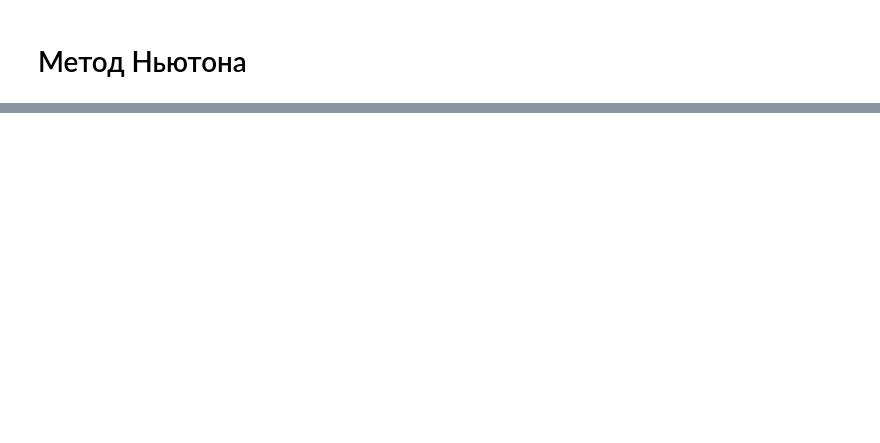
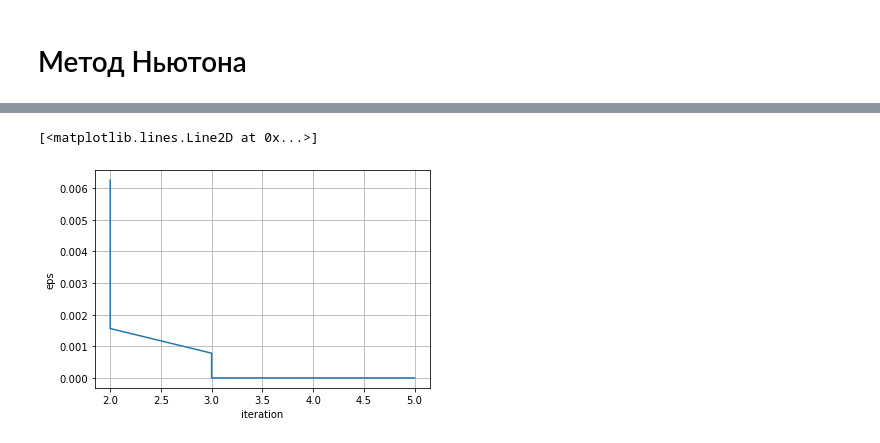
Before and after one commit to egordionok/NumericalMethods, a Jupyter notebook: Lab2/Lab2.1.ipynb, the cells around one changed output, grey strips where cells are left out. Drawn from its saved outputs; the diff is of its cells as text; code cells hidden in the pictures; blank space fills up the shorter version.

```diff
--- a/Lab2/Lab2.1.ipynb
+++ b/Lab2/Lab2.1.ipynb
@@ -98,0 +114,28 @@ None
+# %%
+it = []
+for eps in [0.1, 0.05, 0.01, 0.005, 0.0005, 0.0001, 0.00005, 0.00001]:
+    a, i = simpl_iter(0.3, eps)
+    it.append(i)
+
+epsarr = [0.1, 0.05, 0.01, 0.005, 0.0005, 0.0001, 0.00005, 0.00001]
+epsarr.reverse()
+it.reverse()
+
+it = []
+arr = [0.1/(2**i) for i in range(4, 50)]
+for eps in arr:
+    a, i = Newton(1, eps)
+    it.append(i)
+
+epsarr = arr
+epsarr.reverse()
+it.reverse()
+
+plt.grid(True)
+plt.ylabel('eps')
+plt.xlabel('iteration')
+
+plt.plot(it, epsarr)
+# %% [output]
+[<matplotlib.lines.Line2D at 0x...>]
+[figure, added]
```
Also changed, not shown: parts of 4 cells of this notebook, 8 other files.
